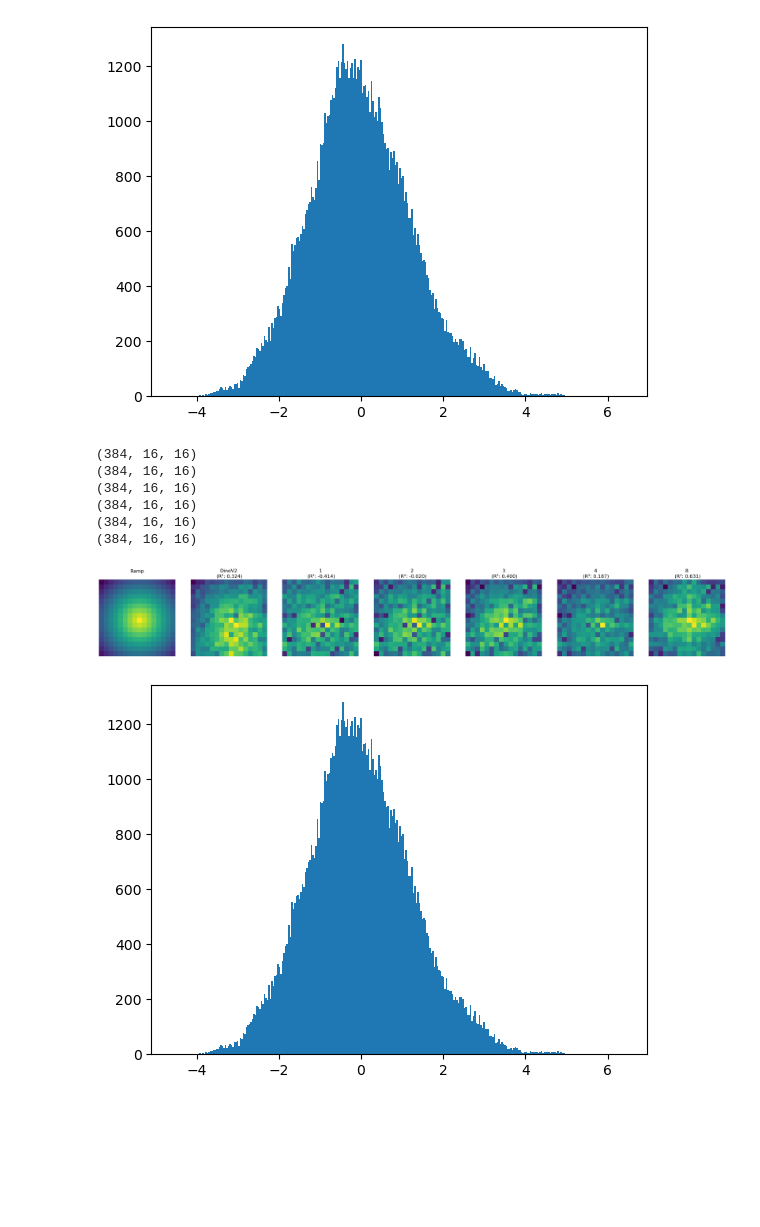
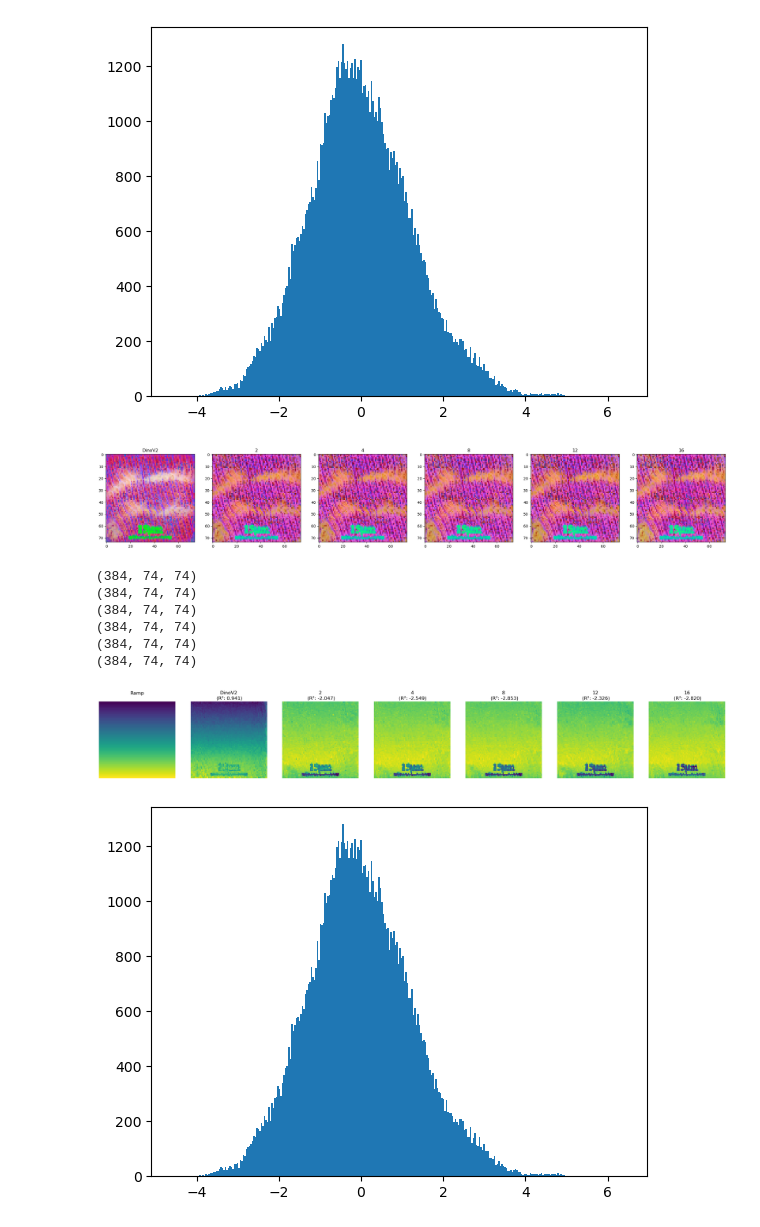
Before and after one commit to tldr-group/dino-saw, a Jupyter notebook: testing_dinov2/translation.ipynb, the cells around one changed output. Cells and saved outputs as stored; diff of their text form; code cells hidden in the pictures; blank space fills up the shorter version.

```diff
--- a/testing_dinov2/translation.ipynb
+++ b/testing_dinov2/translation.ipynb
@@ -206,9 +206,9 @@ def translate(img, factor=4):
 # %%
 model = PretrainedViTWrapper(MODEL_LIST[1], add_flash_attn=False, device="cuda")
 # %%
-img_size = 224
+img_size = 2*518
 # %%
-img = load_image("images/default_image.jpg", resize_crop((img_size, img_size),(img_size, img_size)))[0]
+img = load_image("images/ripples.jpg", resize_crop((img_size, img_size),(img_size, img_size)))[0]
 # %%
 normal = translate(img, factor=1)
 flipped = translate(img.flip(0, 3), factor=1)
@@ -237,24 +237,34 @@ _ =plt.hist(normal.cpu().flatten(), bins=300)
 # %% [output]
 [figure]
 # %%
-preds_ = [model.forward_features(img.float(), make_2D=True),translate(img, factor=1),translate(img, factor=2), translate(img, factor=3), translate(img, factor=4), translate(img, factor=8)]
+preds_ = [model.forward_features(img.float(), make_2D=True),translate(img, factor=2),translate(img, factor=4), translate(img, factor=8), translate(img, factor=12), translate(img, factor=16)]
 #preds = [tensor for pred in preds_ for tensor in (pred, pred.clone())]
 #titles = ["DinoV2", "DinoV2 chnl blk", "fac 2" ,"fac 2 chnl blk", "fac 4" ,"fac 4 chnl blk", "fac 8", "fac 8 chnl blk", "fac 12", "fac 12 chnl blk"]
-titles = ["DinoV2", "1", "2", "3", "4", "8"]
+titles = ["DinoV2", "2", "4", "8", "12", "16"]
 blanked = [False, True]*5
 # %%
 preds = preds_
 blanked = [False]*6
+# %%
+fig, ax = plt.subplots(1, 6, figsize=(30,10))
+for ax, im, title in zip(ax.ravel(), preds, titles):
+    ax.imshow(do_2D_pca(im.squeeze(),pre_norm="std",  post_norm="minmax"))
+    ax.set_title(title)
+# ax[0].imshow(do_2D_pca(normal.squeeze(), post_norm="minmax"))
+# ax[1].imshow(do_2D_pca(flip3.flip(0,2).flip(0,3).squeeze(), post_norm="minmax"))
+# ax[2].imshow(do_2D_pca(mean.squeeze(), post_norm="minmax"))
+# %% [output]
+[figure, added]
 # %%
-probe(preds, blanked, titles, ramp="radial", mask_step=2)
+probe(preds, blanked, titles, ramp="ud", mask_step=2)
 # %% [output]
-(384, 16, 16)
-(384, 16, 16)
-(384, 16, 16)
-(384, 16, 16)
-(384, 16, 16)
-(384, 16, 16)
+(384, 74, 74)
+(384, 74, 74)
+(384, 74, 74)
+(384, 74, 74)
+(384, 74, 74)
+(384, 74, 74)
-[figure, old version]
+[figure, new version]
 # %%
 _ =plt.hist(preds[1].cpu().flatten(), bins=300)
 # %% [output]
```
